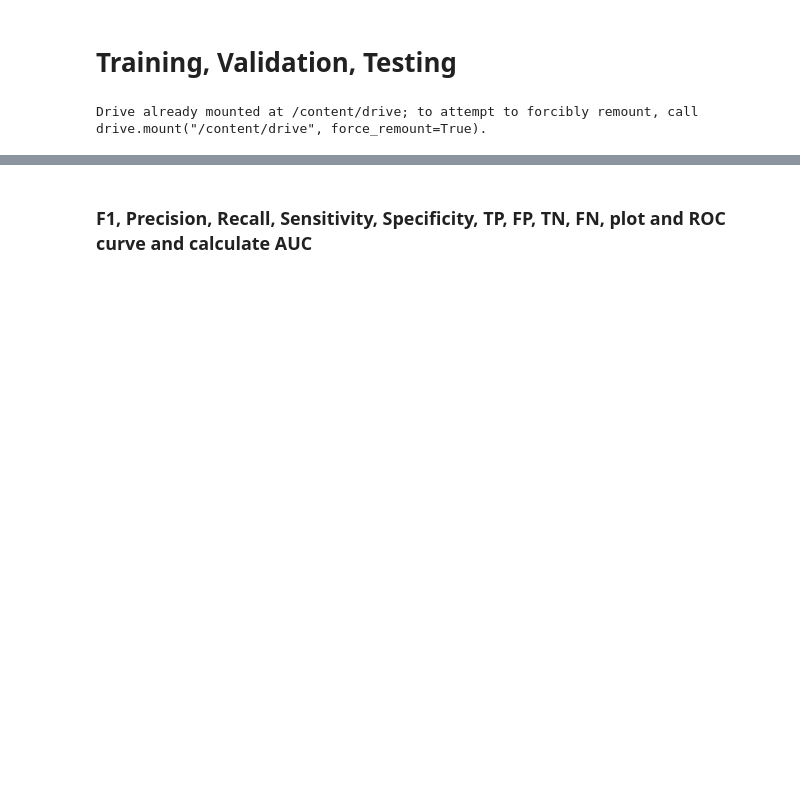
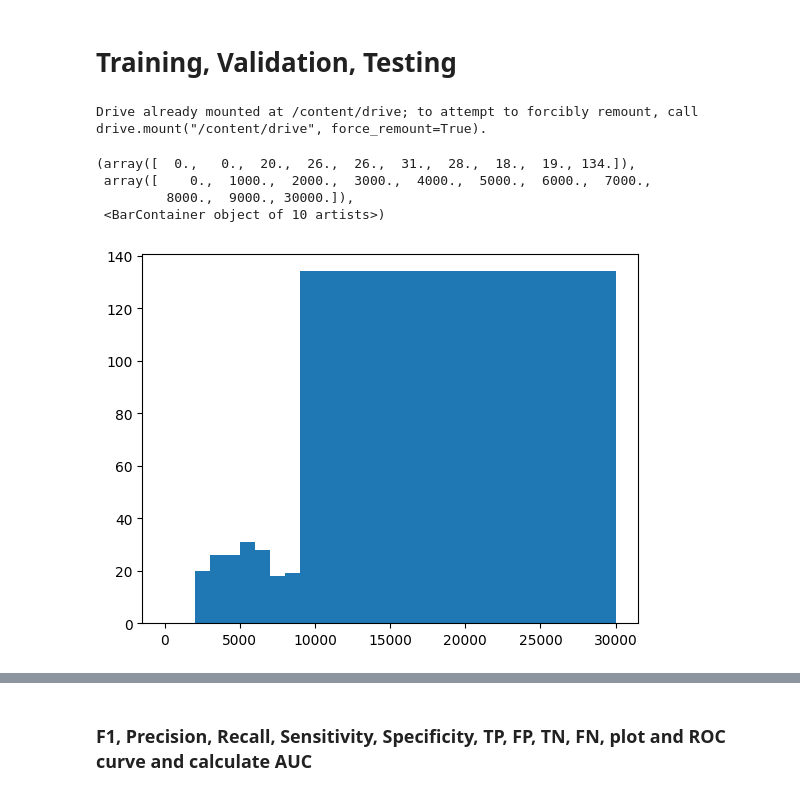
Before and after one commit to travislatchman/HeartSoundClassifier_CNN, a Jupyter notebook: HeartSoundClassifier_CNN_1D.ipynb, the cells around one changed output, grey strips where cells are left out. Cells and saved outputs as stored; diff of their text form; code cells hidden in the pictures; blank space fills up the shorter version.

```diff
--- a/HeartSoundClassifier_CNN_1D.ipynb
+++ b/HeartSoundClassifier_CNN_1D.ipynb
@@ -99,6 +100,10 @@ rng = np.random.default_rng(seed) # seeded random number generator
 # Preprocessing functions
 def load_audio_file(file_path):
     audio_data, sample_rate = librosa.load(file_path, sr=None)
+    if (sample_rate - 2000)**2 > 100:
+      print(f"{sample_rate}, resampled")
+      audio_data, sample_rate = librosa.load(file_path, sr=2000)
+      # print("resampled")
     return audio_data, sample_rate
 # %%
 def butter_lowpass(cutoff, fs, order=5):
@@ -222,0 +368,12 @@ train_loader, val_loader, test_loader = create_dataloaders(file_paths, encoded_l
+# %%
+file_lensB = np.zeros(len(file_paths))
+for i, file_path in enumerate(file_paths):
+  file_lensB[i] = len(load_audio_file(file_path)[0])
+
+plt.hist(np.array(file_lensB)*0.5, bins=[0,1000,2000,3000,4000,5000,6000,7000,8000,9000,30000])
+# %% [output]
+(array([  0.,   0.,  20.,  26.,  26.,  31.,  28.,  18.,  19., 134.]),
+ array([    0.,  1000.,  2000.,  3000.,  4000.,  5000.,  6000.,  7000.,
+         8000.,  9000., 30000.]),
+ <BarContainer object of 10 artists>)
+[figure, added]
```
Also changed, not shown: parts of 26 cells of this notebook.
